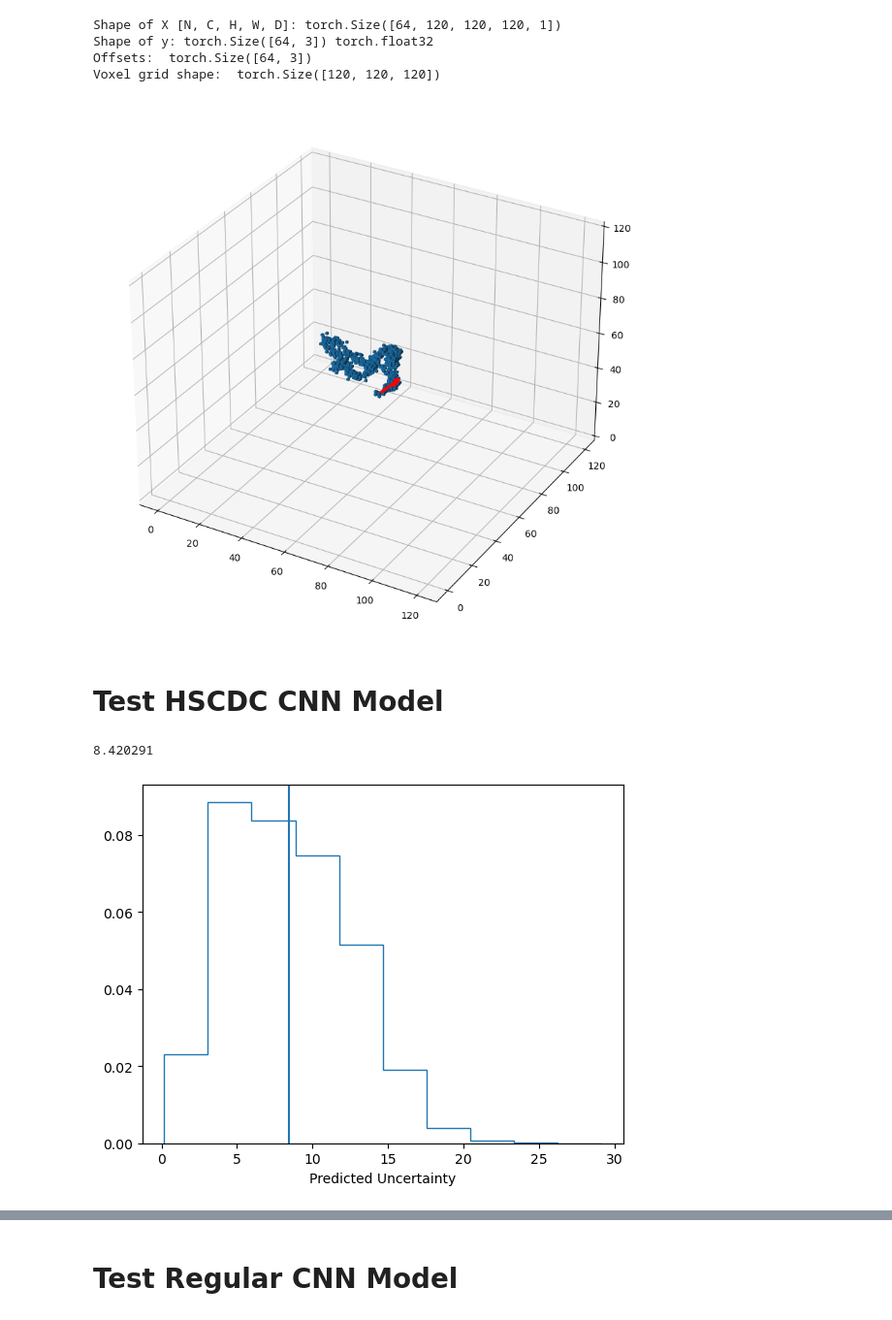
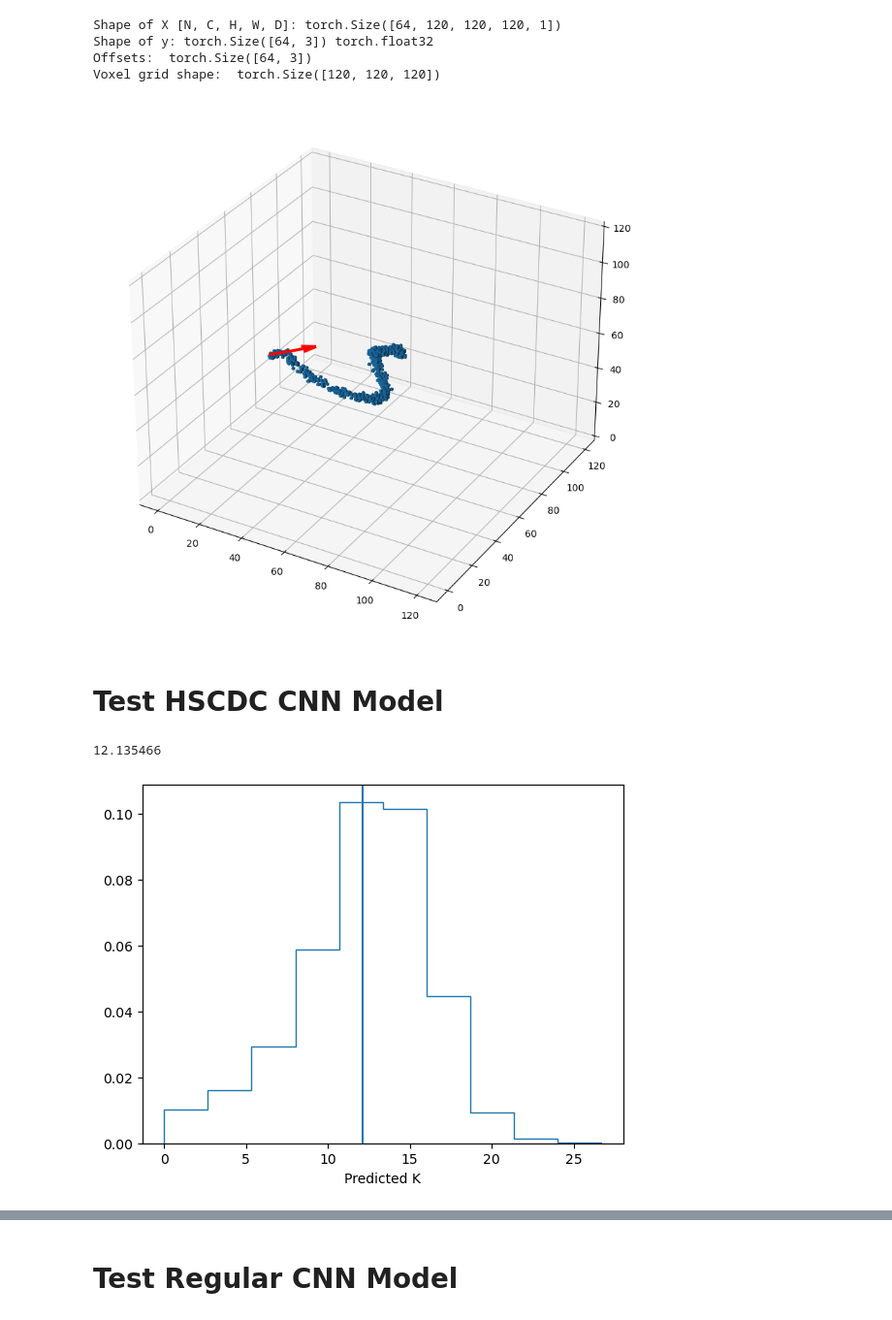
Before and after one commit to mghrear/3D_Heteroscedastic_Convnet, a Jupyter notebook: test_models.ipynb, the cells around one changed output, grey strips where cells are left out. Shown at 97% size. Saved outputs shown, nothing was run; the diff lists cells and outputs as text; code cells hidden in the pictures.

```diff
--- a/test_models.ipynb
+++ b/test_models.ipynb
@@ -22,8 +22,8 @@ Using cuda device
 # %%
 ########################################
 ########################################
-# Select Energy (35 or 50 keV)
-Energy = 50
+# Select Energy (40 or 50 keV)
+Energy = 40
 # Select diff amount (H or L)
 Diff = 'H'
 ########################################
@@ -76,23 +76,23 @@ X_plot = X_plot.to_dense().reshape(-1, 1, 120, 120, 120).numpy()
 index = 2
 mytools.plot_tensor_dir(tensor = X_plot[index], start = offset_plot[index].numpy(), direction = y_plot[index].numpy(), eff_l=eff_l, vox_l=vox_l)
 # %% [output]
-[figure, old version]
+[figure, new version]
 # %% [markdown]
 # Test HSCDC CNN Model
 # %%
 # Load the model
-model_HSCDC = torch.load('../3D_Heteroscedastic_Convnet_models/3D_HSCDC_CNN_spconv.pt').to(device)
+model_HSCDC = torch.load('../3D_Heteroscedastic_Convnet_models/3D_HSCDC_CNN_subM-256.pt').to(device)
 
 # Obtain predictions and Labels
 v_pred_HSCDC, K_pred_HSCDC, v_true_HSCDC, off_true_HSCDC = mytools.test_HSCDC(test_dataloader,model_HSCDC,device)
 # %%
 plt.hist(K_pred_HSCDC.flatten().numpy(), density=True, histtype='step')
 plt.axvline(np.mean(K_pred_HSCDC.flatten().numpy()),label="Mean")
-plt.xlabel("Predicted Uncertainty")
+plt.xlabel("Predicted K")
 print(np.mean(K_pred_HSCDC.flatten().numpy()))
 # %% [output]
-8.420291
+12.135466
-[figure, old version]
+[figure, new version]
 # %%
 # Compute the cosine similarity loss using the mean predictions from the HSCDC model
 HSCDC_Loss = mytools.CSloss(v_pred_HSCDC, v_true_HSCDC)
```
Also changed, not shown: parts of 13 cells of this notebook, 5 other files.
